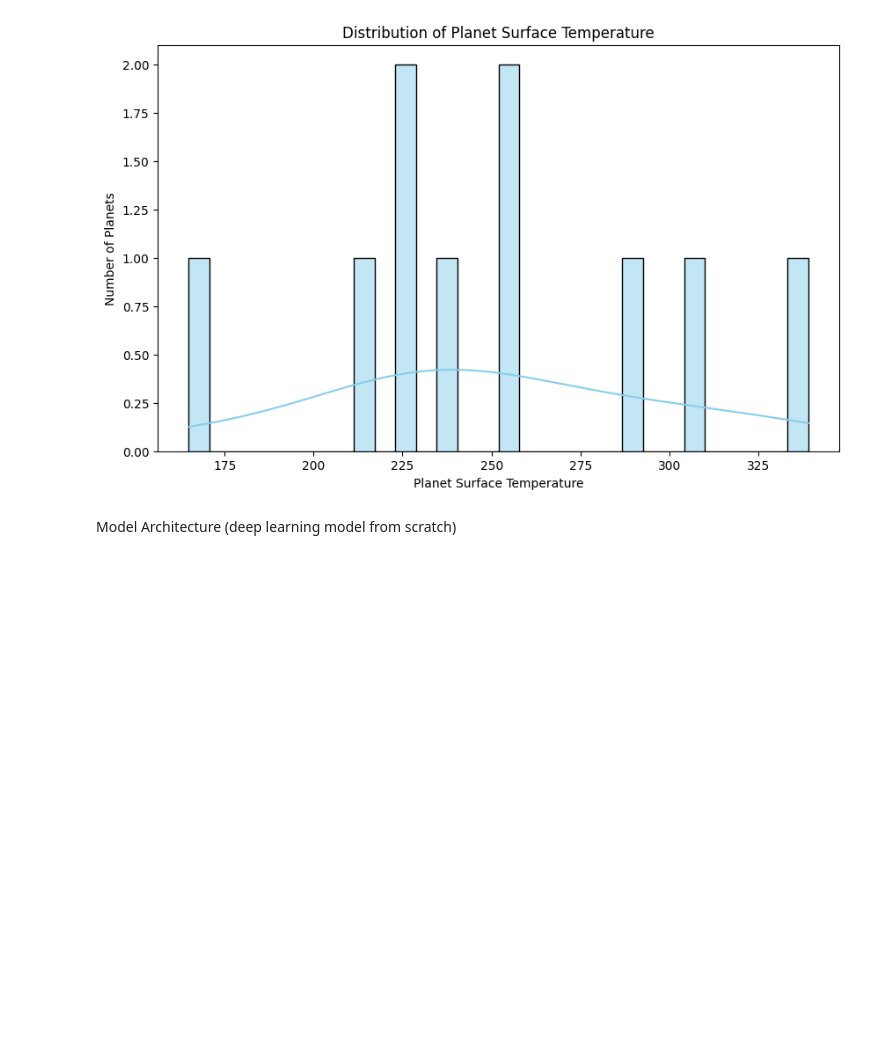
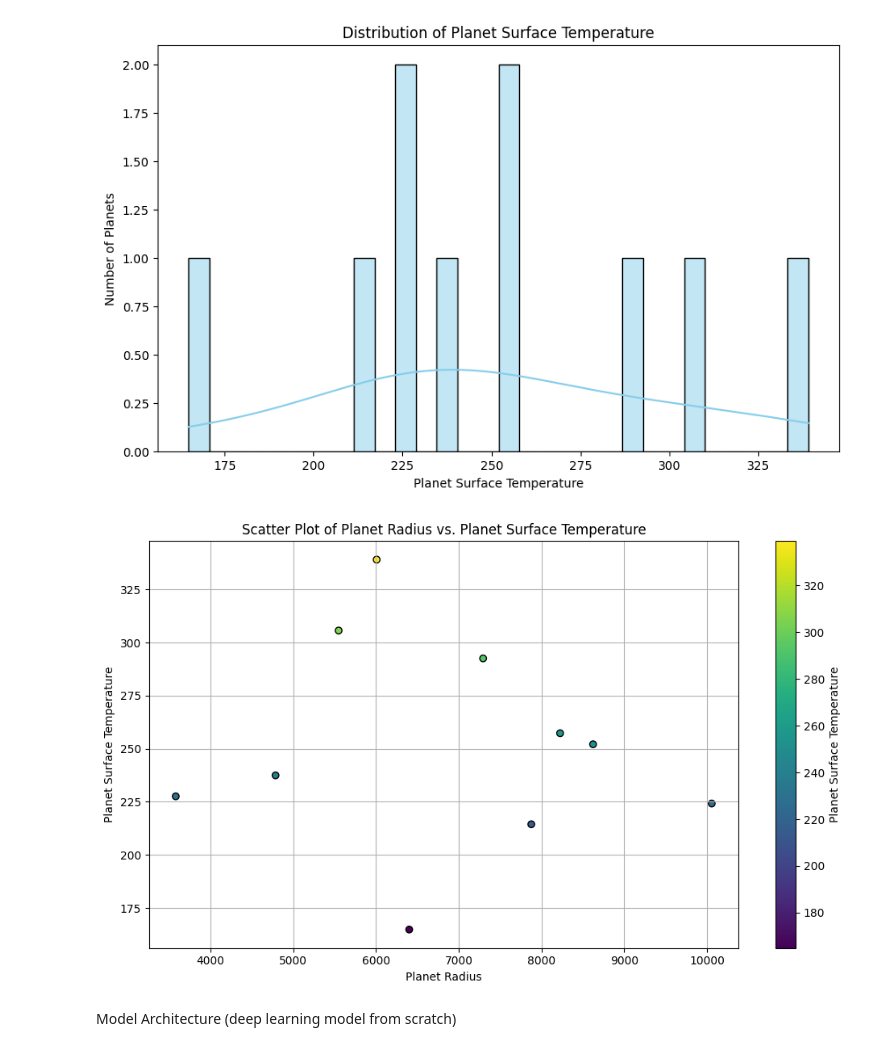
Before and after one commit to DorsaRoh/Atmo-DNN, a Jupyter notebook: planet_atmosphere_model.ipynb, the cells around one changed output. Drawn from its saved outputs; the diff is of its cells as text; code cells hidden in the pictures; blank space fills up the shorter version.

Commit message:
scatter plot

```diff
--- a/planet_atmosphere_model.ipynb
+++ b/planet_atmosphere_model.ipynb
@@ -116,6 +118,27 @@ plt.ylabel('Number of Planets')
 plt.show()
 # %% [output]
 [figure]
+# %%
+# scatter plot
+
+# read data from CSV
+df = pd.read_csv('Planetary Data/cleaned_data.csv')
+
+# ensure data is numeric
+df = df.apply(pd.to_numeric, errors='coerce')
+
+# create scatter plot
+plt.figure(figsize=(10, 6))
+plt.scatter(df['Planet Radius'], df['Planet Surface Temperature'], c=df['Planet Surface Temperature'], cmap='viridis', edgecolors='k')
+plt.colorbar(label='Planet Surface Temperature')
+plt.title('Scatter Plot of Planet Radius vs. Planet Surface Temperature')
+plt.xlabel('Planet Radius')
+plt.ylabel('Planet Surface Temperature')
+plt.grid(True)
+plt.tight_layout()
+plt.show()
+# %% [output]
+[figure, added]
 # %% [markdown]
 Model Architecture (deep learning model from scratch)
 # %%
```
Also changed, not shown: parts of 1 cell of this notebook.
